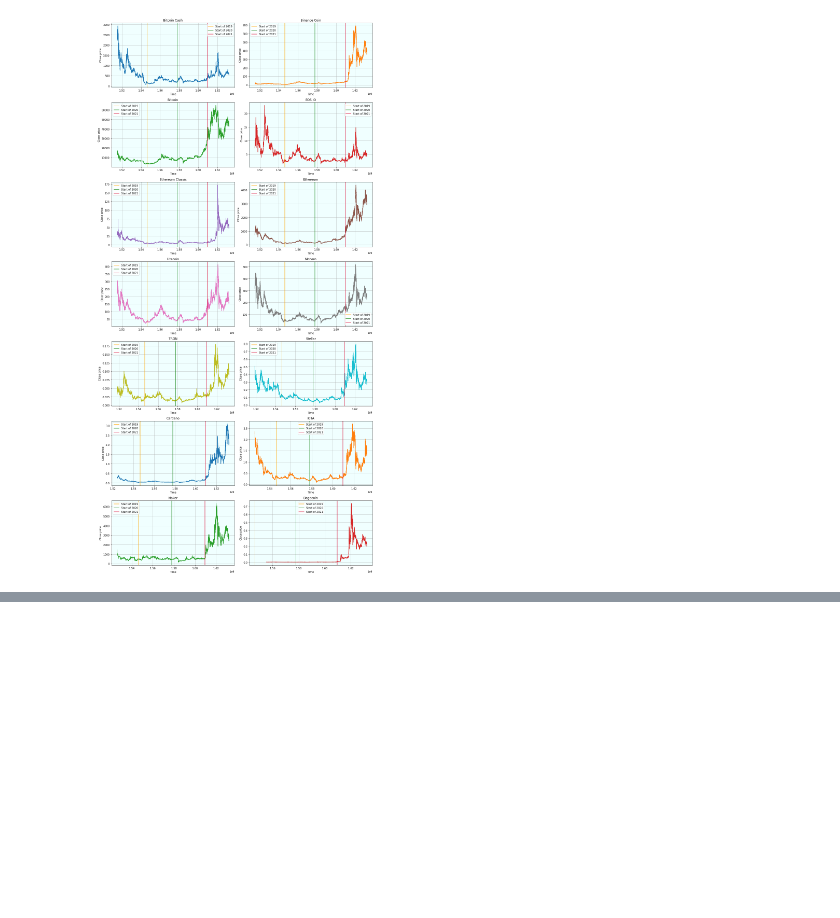
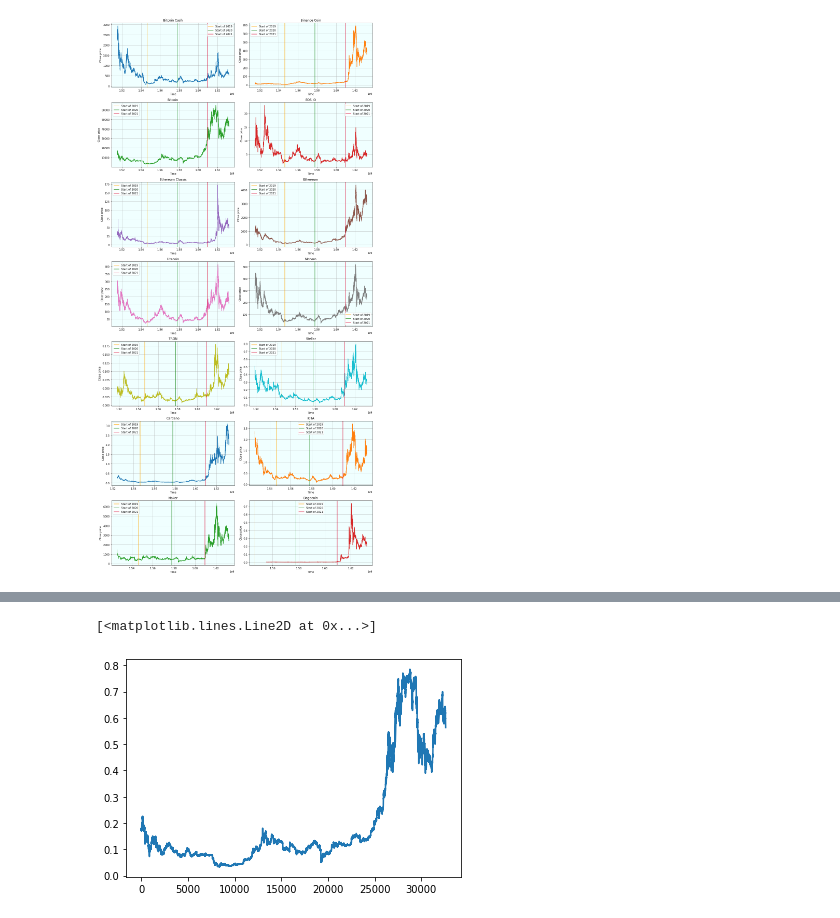
Before and after one commit to Dutra-Apex/G-Research-Crypto, a Jupyter notebook: G_Research_Crypto_team.ipynb, the cells around one changed output, grey strips where cells are left out. Cells and saved outputs as stored; diff of their text form; code cells hidden in the pictures; blank space fills up the shorter version.

```diff
--- a/G_Research_Crypto_team.ipynb
+++ b/G_Research_Crypto_team.ipynb
@@ -155,0 +287,5 @@ plt.show()
+# %%
+plt.plot(pred)
+# %% [output]
+[<matplotlib.lines.Line2D at 0x...>]
+[figure, added]
```
Also changed, not shown: parts of 22 cells of this notebook.
